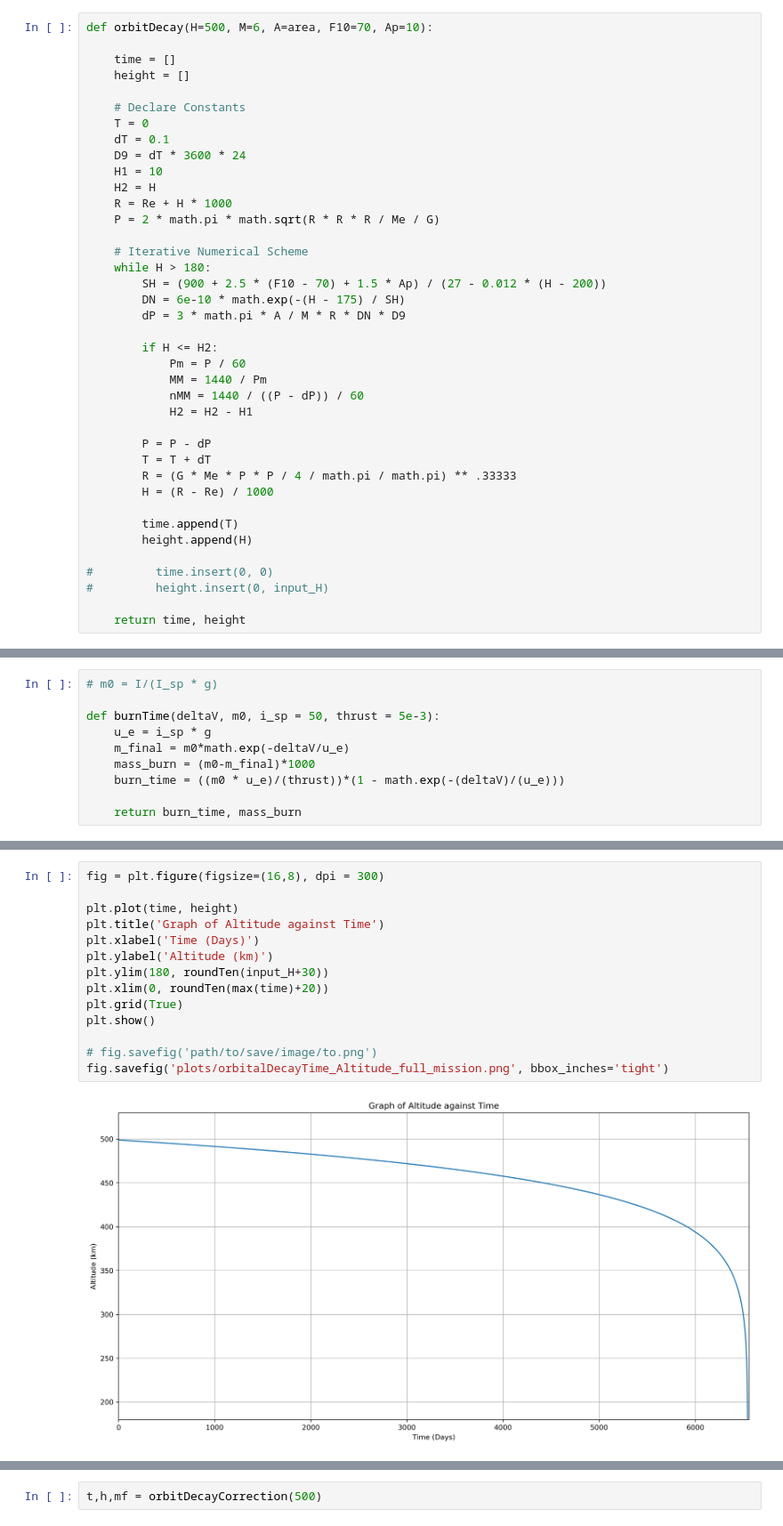
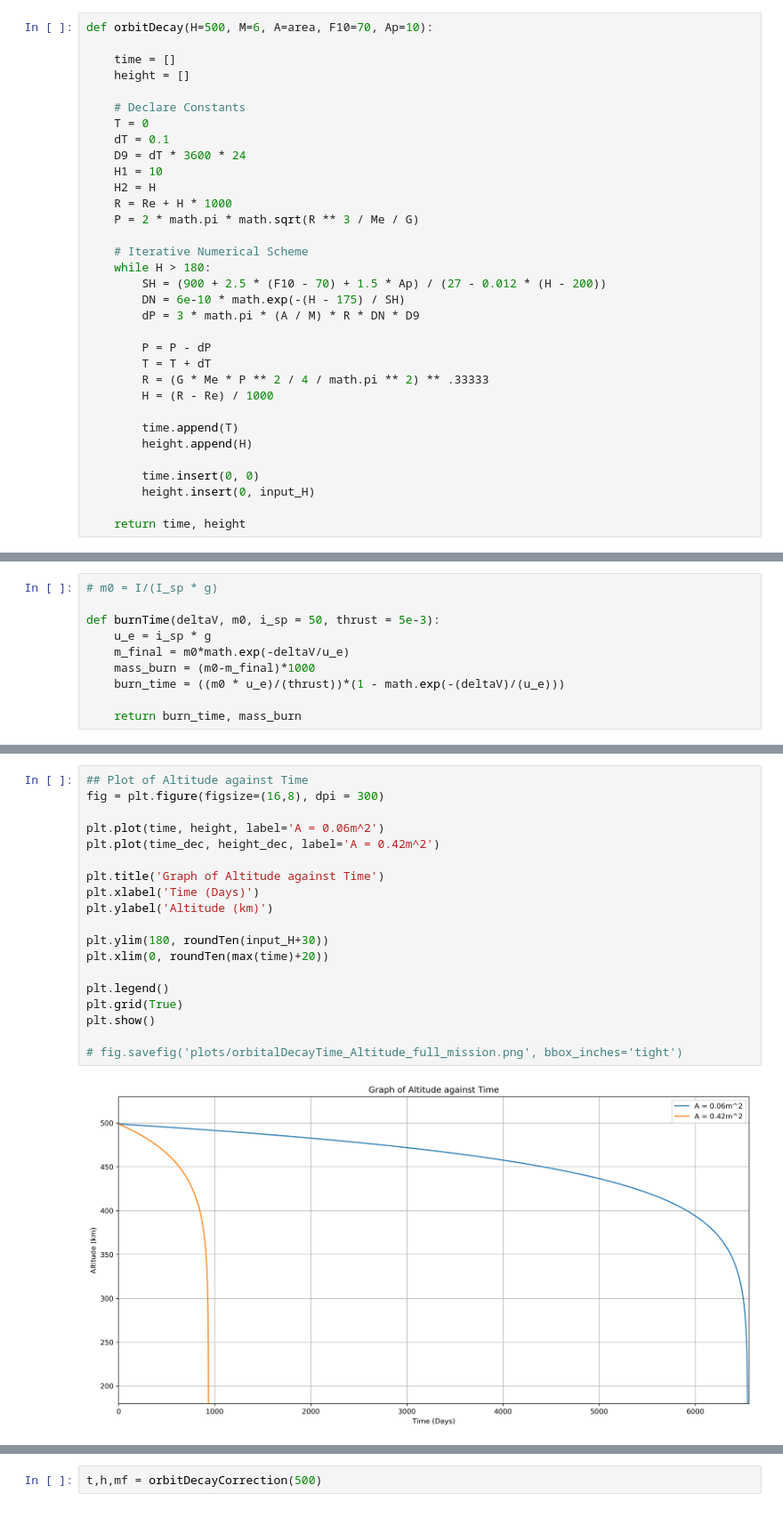
Before and after one commit to dkelsh/conceptual_aerospace_systems_design, a Jupyter notebook: orbitAnalysis.ipynb, the cells around one changed output, grey strips where cells are left out. Shown at 89% size. Drawn from its saved outputs; the diff is of its cells as text.

```diff
--- a/orbitAnalysis.ipynb
+++ b/orbitAnalysis.ipynb
@@ -45,29 +45,23 @@ def orbitDecay(H=500, M=6, A=area, F10=70, Ap=10):
     H1 = 10
     H2 = H
     R = Re + H * 1000
-    P = 2 * math.pi * math.sqrt(R * R * R / Me / G)
+    P = 2 * math.pi * math.sqrt(R ** 3 / Me / G)
 
     # Iterative Numerical Scheme
     while H > 180:
         SH = (900 + 2.5 * (F10 - 70) + 1.5 * Ap) / (27 - 0.012 * (H - 200))
         DN = 6e-10 * math.exp(-(H - 175) / SH)
-        dP = 3 * math.pi * A / M * R * DN * D9
-
-        if H <= H2:
-            Pm = P / 60
-            MM = 1440 / Pm
-            nMM = 1440 / ((P - dP)) / 60
-            H2 = H2 - H1
+        dP = 3 * math.pi * (A / M) * R * DN * D9
 
         P = P - dP
         T = T + dT
-        R = (G * Me * P * P / 4 / math.pi / math.pi) ** .33333
+        R = (G * Me * P ** 2 / 4 / math.pi ** 2) ** .33333
         H = (R - Re) / 1000
 
         time.append(T)
         height.append(H)
 
-#         time.insert(0, 0)
-#         height.insert(0, input_H)
+        time.insert(0, 0)
+        height.insert(0, input_H)
 
     return time, height
@@ -117,16 +111,21 @@ def burnTime(deltaV, m0, i_sp = 50, thrust = 5e-3):
 # %%
+## Plot of Altitude against Time
 fig = plt.figure(figsize=(16,8), dpi = 300)
 
-plt.plot(time, height)
+plt.plot(time, height, label='A = 0.06m^2')
+plt.plot(time_dec, height_dec, label='A = 0.42m^2')
+
 plt.title('Graph of Altitude against Time')
 plt.xlabel('Time (Days)')
 plt.ylabel('Altitude (km)')
+
 plt.ylim(180, roundTen(input_H+30))
 plt.xlim(0, roundTen(max(time)+20))
+
+plt.legend()
 plt.grid(True)
 plt.show()
 
-# fig.savefig('path/to/save/image/to.png')
-fig.savefig('plots/orbitalDecayTime_Altitude_full_mission.png', bbox_inches='tight')
+# fig.savefig('plots/orbitalDecayTime_Altitude_full_mission.png', bbox_inches='tight')
 # %% [output]
-[figure, old version]
+[figure, new version]
```
Also changed, not shown: parts of 33 cells of this notebook.
